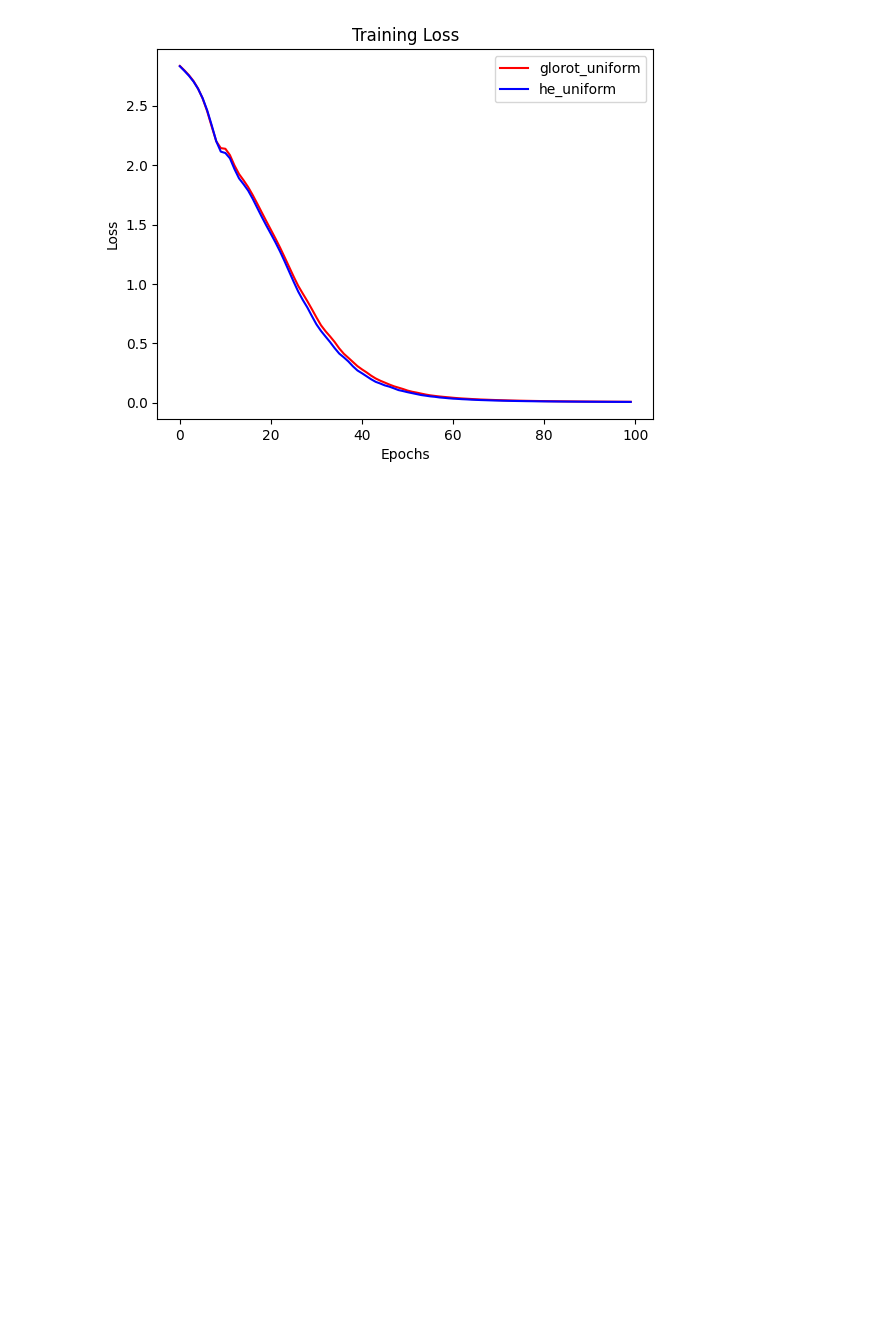
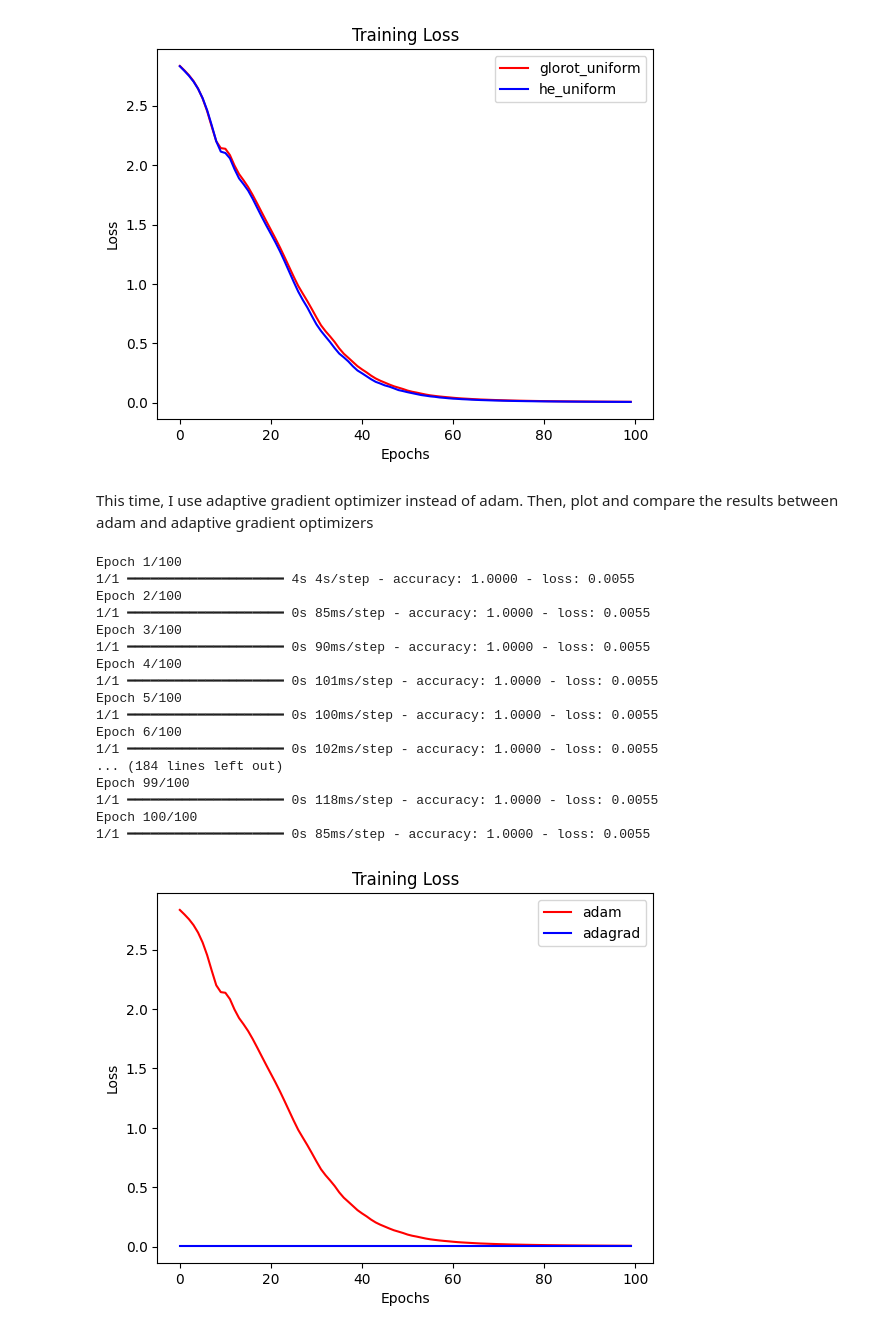
Before and after one commit to Helia-Karisani/Keras-transformers, a Jupyter notebook: keras-transformers.ipynb, the cells around one changed output. Cells and saved outputs as stored; diff of their text form; code cells hidden in the pictures; blank space fills up the shorter version.

Commit message:
adding figures

```diff
--- a/keras-transformers.ipynb
+++ b/keras-transformers.ipynb
@@ -377,3 +377,42 @@ Epoch 99/100
 Epoch 100/100
 1/1 ━━━━━━━━━━━━━━━━━━━━ 0s 237ms/step - accuracy: 1.0000 - loss: 0.0057
 [figure]
+# %% [markdown]
+This time, I use adaptive gradient optimizer instead of adam. Then, plot and compare the results between adam and adaptive gradient optimizers
+# %%
+#Full Model
+model = Model([encoder_inputs, decoder_inputs], decoder_outputs)
+model.compile(optimizer='adagrad', loss='categorical_crossentropy', metrics=['accuracy'])
+
+
+#Train the Model
+history_adagrad = model.fit([input_sequences, decoder_input_data], decoder_output_data, epochs=100, batch_size=16)
+
+#making training losses for glorot_uniform and he_uniform inititalizers
+import matplotlib.pyplot as plt
+plt.plot(history_glorot_adam.history['loss'], label="adam", color='red')
+plt.plot(history_adagrad.history['loss'], label="adagrad", color='blue')
+plt.title('Training Loss')
+plt.xlabel('Epochs')
+plt.ylabel('Loss')
+plt.legend()
+plt.show()
+# %% [output]
+Epoch 1/100
+1/1 ━━━━━━━━━━━━━━━━━━━━ 4s 4s/step - accuracy: 1.0000 - loss: 0.0055
+Epoch 2/100
+1/1 ━━━━━━━━━━━━━━━━━━━━ 0s 85ms/step - accuracy: 1.0000 - loss: 0.0055
+Epoch 3/100
+1/1 ━━━━━━━━━━━━━━━━━━━━ 0s 90ms/step - accuracy: 1.0000 - loss: 0.0055
+Epoch 4/100
+1/1 ━━━━━━━━━━━━━━━━━━━━ 0s 101ms/step - accuracy: 1.0000 - loss: 0.0055
+Epoch 5/100
+1/1 ━━━━━━━━━━━━━━━━━━━━ 0s 100ms/step - accuracy: 1.0000 - loss: 0.0055
+Epoch 6/100
+1/1 ━━━━━━━━━━━━━━━━━━━━ 0s 102ms/step - accuracy: 1.0000 - loss: 0.0055
+... (184 lines left out)
+Epoch 99/100
+1/1 ━━━━━━━━━━━━━━━━━━━━ 0s 118ms/step - accuracy: 1.0000 - loss: 0.0055
+Epoch 100/100
+1/1 ━━━━━━━━━━━━━━━━━━━━ 0s 85ms/step - accuracy: 1.0000 - loss: 0.0055
+[figure, added]
```
Also changed, not shown: parts of 2 cells of this notebook, 3 other files.
